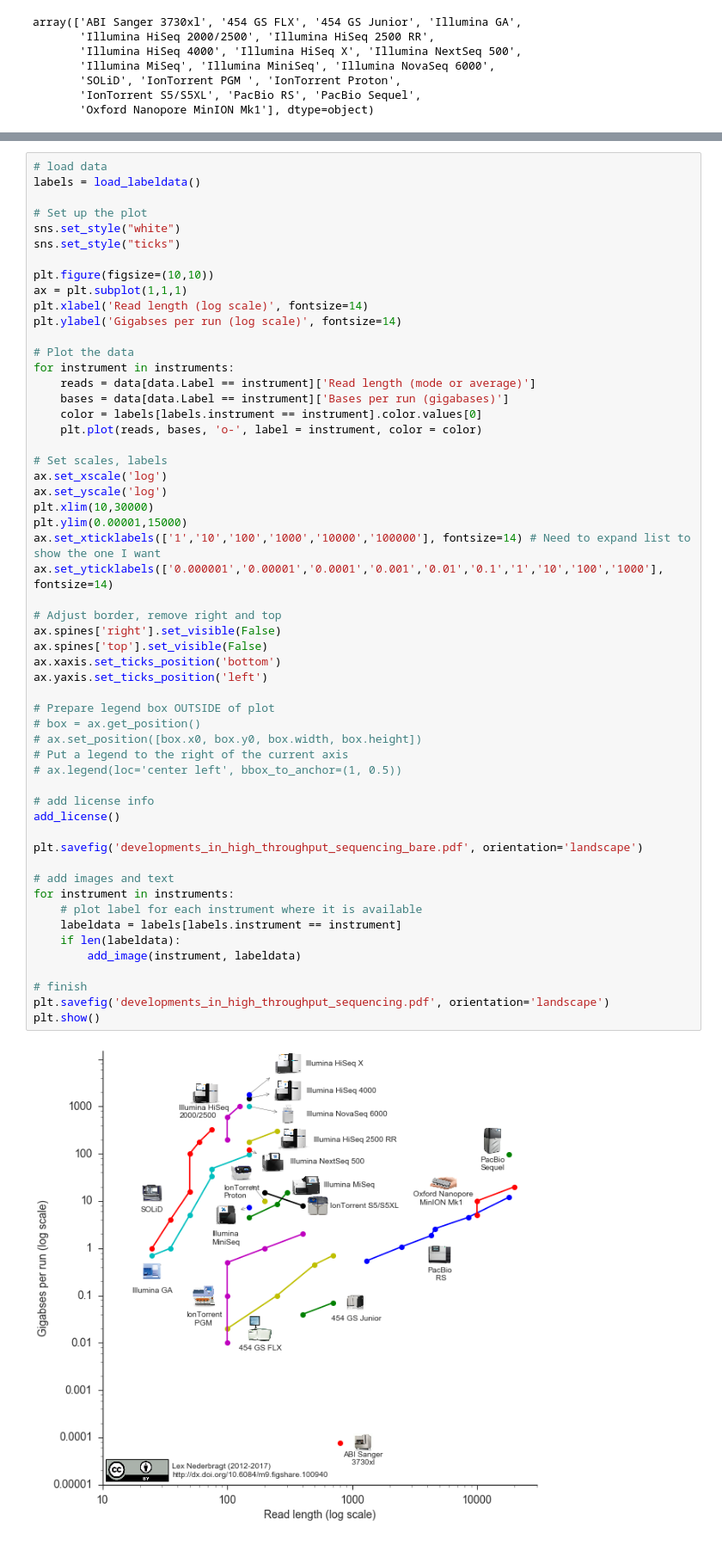
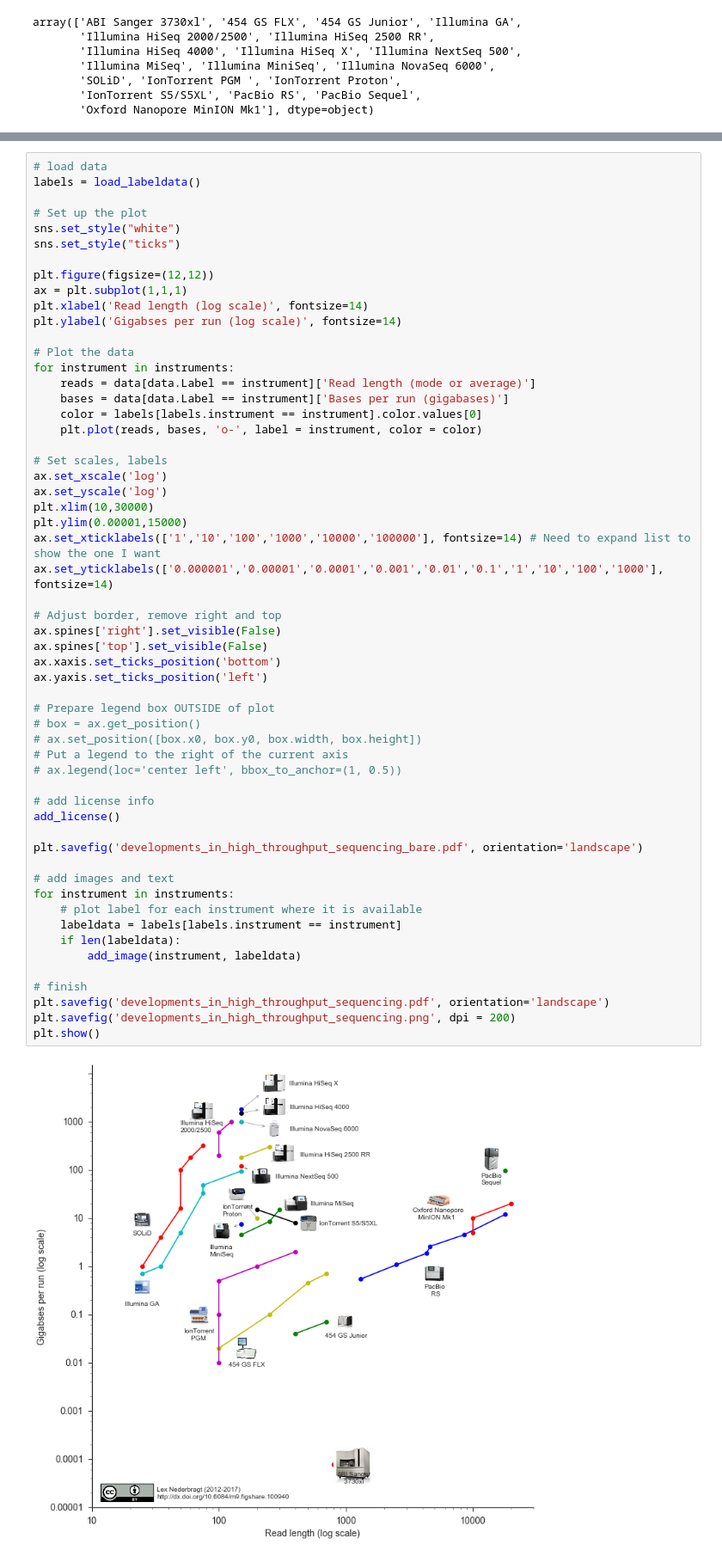
Before and after one commit to lexnederbragt/developments-in-next-generation-sequencing, a Jupyter notebook: Plotting.ipynb, the cells around one changed output, grey strips where cells are left out. Shown at 86% size. Drawn from its saved outputs; the diff is of its cells as text.

```diff
--- a/Plotting.ipynb
+++ b/Plotting.ipynb
@@ -140,7 +140,7 @@ labels = load_labeldata()
 sns.set_style("white")
 sns.set_style("ticks")
 
-plt.figure(figsize=(10,10))
+plt.figure(figsize=(12,12))
 ax = plt.subplot(1,1,1)
 plt.xlabel('Read length (log scale)', fontsize=14)
 plt.ylabel('Gigabses per run (log scale)', fontsize=14)
@@ -161,31 +161,32 @@ ax.set_xticklabels(['1','10','100','1000','10000','100000'], fontsize=14) # Need
 ax.set_yticklabels(['0.000001','0.00001','0.0001','0.001','0.01','0.1','1','10','100','1000'], fontsize=14)
 
 # Adjust border, remove right and top
 ax.spines['right'].set_visible(False)
 ax.spines['top'].set_visible(False)
 ax.xaxis.set_ticks_position('bottom')
 ax.yaxis.set_ticks_position('left')
 
 # Prepare legend box OUTSIDE of plot
 # box = ax.get_position()
 # ax.set_position([box.x0, box.y0, box.width, box.height])
 # Put a legend to the right of the current axis
 # ax.legend(loc='center left', bbox_to_anchor=(1, 0.5))
 
 # add license info
 add_license()
 
 plt.savefig('developments_in_high_throughput_sequencing_bare.pdf', orientation='landscape')
 
 # add images and text
 for instrument in instruments:
     # plot label for each instrument where it is available
     labeldata = labels[labels.instrument == instrument]
     if len(labeldata):
         add_image(instrument, labeldata)
 
 # finish
 plt.savefig('developments_in_high_throughput_sequencing.pdf', orientation='landscape')
+plt.savefig('developments_in_high_throughput_sequencing.png', dpi = 200)
 plt.show()
 # %% [output]
-[figure, old version]
+[figure, new version]
```
Also changed, not shown: 4 other files.
